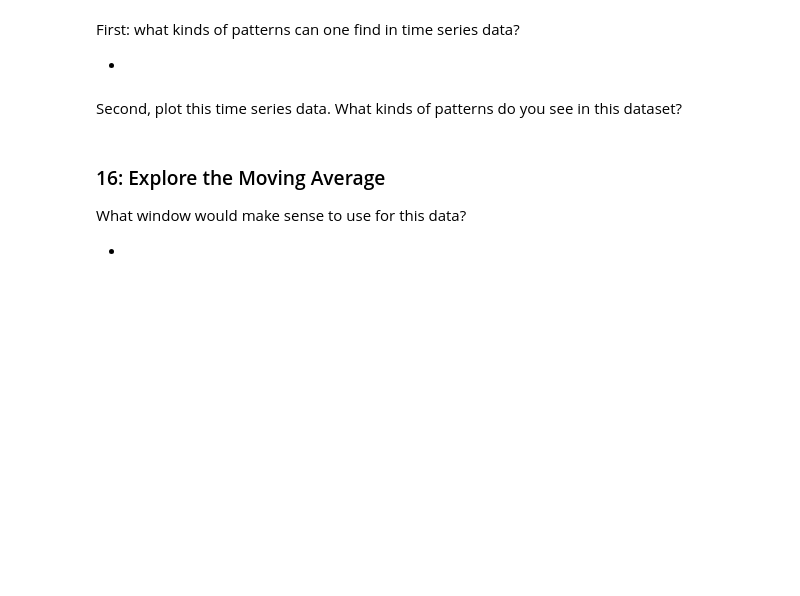
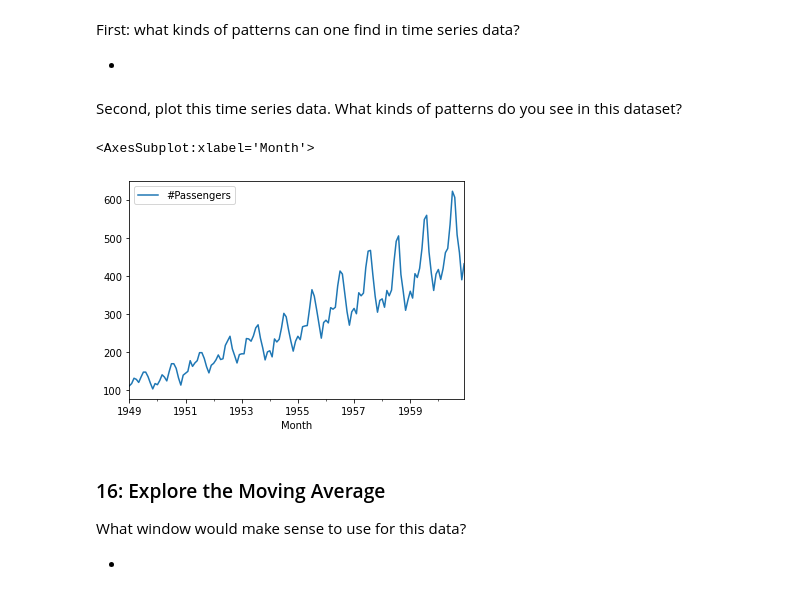
Before and after one commit to flatiron-school/ntl01-dtsc-live-103122, a Jupyter notebook: 4Phase/P4-Code-Challenge-Review.ipynb, the cells around one changed output. Cells and saved outputs as stored; diff of their text form; code cells hidden in the pictures; blank space fills up the shorter version.

```diff
--- a/4Phase/P4-Code-Challenge-Review.ipynb
+++ b/4Phase/P4-Code-Challenge-Review.ipynb
@@ -218,0 +275,5 @@ What steps do we need to take to preprocess our data effectively?
+# %%
+# Code here
+
+ap.index = pd.to_datetime(ap.Month)
+ap.drop(columns=['Month'])
@@ -228,6 +304,11 @@ First: what kinds of patterns can one find in time series data?
 Second, plot this time series data. What kinds of patterns do you see in this dataset?
 # %%
 # Code to plot the time series
+
+ap.plot()
+# %% [output]
+<AxesSubplot:xlabel='Month'>
+[figure, added]
 # %% [markdown]
 ### 16: Explore the Moving Average
 
```
Also changed, not shown: parts of 16 cells of this notebook, 4 other files.
